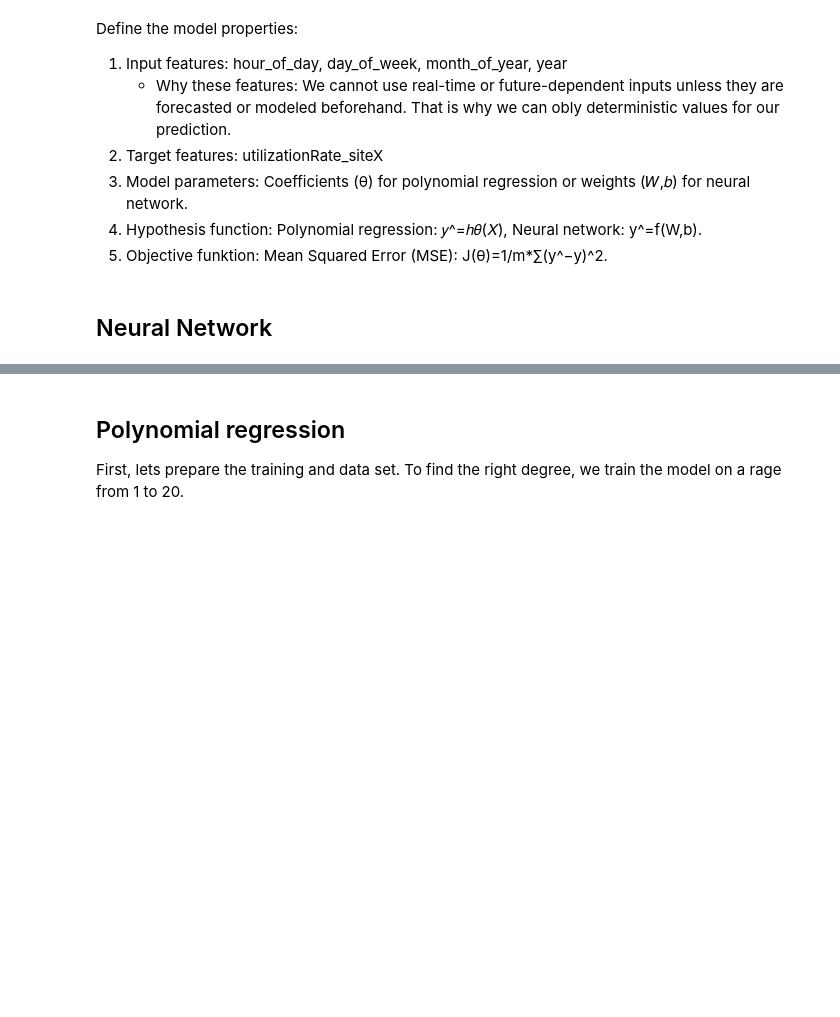
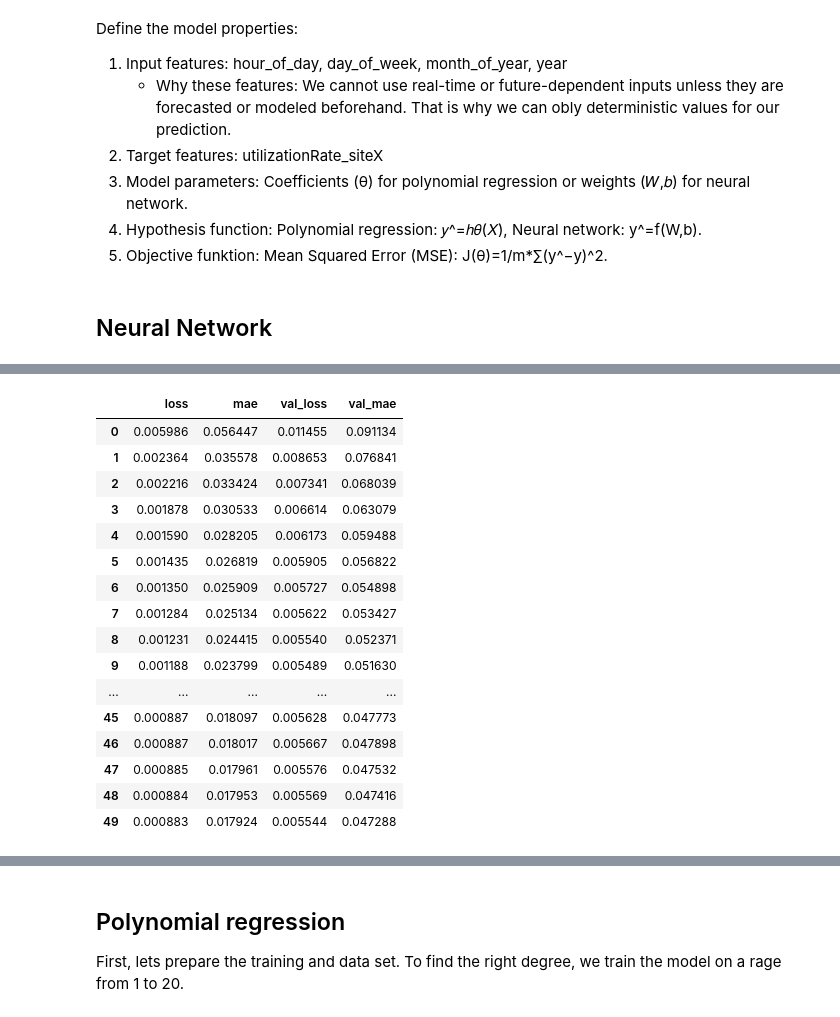
Before and after one commit to pmoll01/AA2024_Groupwork_DynamoData, a Jupyter notebook: Task4_final.ipynb, the cells around one changed output, grey strips where cells are left out. Saved outputs shown, nothing was run; the diff lists cells and outputs as text; code cells hidden in the pictures; blank space fills up the shorter version.

```diff
--- a/Task4_final.ipynb
+++ b/Task4_final.ipynb
@@ -96,3 +96,17 @@ site2_charging_data = agg_charging_data[
 # %% [markdown]
 ## Neural Network
+# %%
+from sklearn.preprocessing import MinMaxScaler
+
+# Is weekend hinzufügen
+# Daten aufteilen
+X = gesamt_charging_data[['hour_of_day', 'day_of_week', 'month_of_year', 'year']]
+y = gesamt_charging_data['utilizationRate_total']
+
+X_train, X_test, y_train, y_test = train_test_split(X, y, test_size=0.1, shuffle=False) #shuffle = False ensures to split the data in order
+
+# Daten skalieren
+scaler = StandardScaler()
+X_train = scaler.fit_transform(X_train)
+X_test = scaler.transform(X_test)
 # %%
@@ -142,0 +142,22 @@ Epoch 20/20
+# %%
+#check the overview of the training and validation loss
+history_df = pd.DataFrame(history.history)
+history_df
+# %% [output]
+|  | loss | mae | val_loss | val_mae |
+| 0 | 0.005986 | 0.056447 | 0.011455 | 0.091134 |
+| 1 | 0.002364 | 0.035578 | 0.008653 | 0.076841 |
+| 2 | 0.002216 | 0.033424 | 0.007341 | 0.068039 |
+| 3 | 0.001878 | 0.030533 | 0.006614 | 0.063079 |
+| 4 | 0.001590 | 0.028205 | 0.006173 | 0.059488 |
+| 5 | 0.001435 | 0.026819 | 0.005905 | 0.056822 |
+| 6 | 0.001350 | 0.025909 | 0.005727 | 0.054898 |
+| 7 | 0.001284 | 0.025134 | 0.005622 | 0.053427 |
+| 8 | 0.001231 | 0.024415 | 0.005540 | 0.052371 |
+| 9 | 0.001188 | 0.023799 | 0.005489 | 0.051630 |
+| ... | ... | ... | ... | ... |
+| 45 | 0.000887 | 0.018097 | 0.005628 | 0.047773 |
+| 46 | 0.000887 | 0.018017 | 0.005667 | 0.047898 |
+| 47 | 0.000885 | 0.017961 | 0.005576 | 0.047532 |
+| 48 | 0.000884 | 0.017953 | 0.005569 | 0.047416 |
+| 49 | 0.000883 | 0.017924 | 0.005544 | 0.047288 |
```
Also changed, not shown: parts of 25 cells of this notebook.
